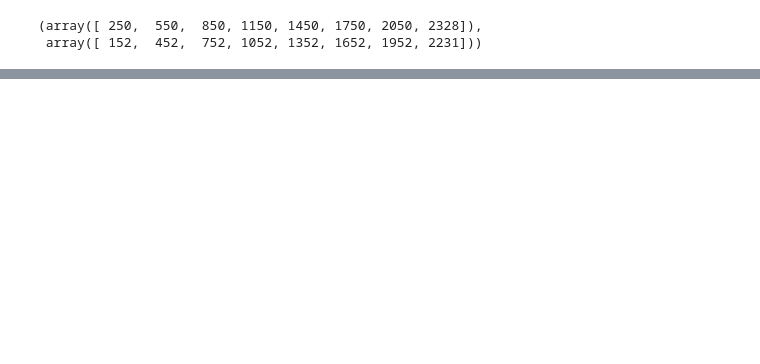
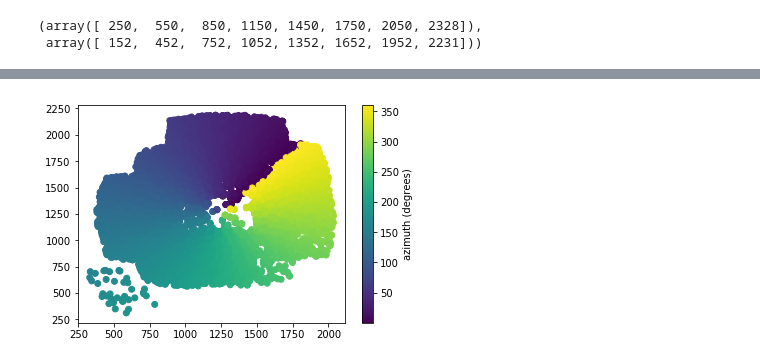
Before and after one commit to yoachim/fisheye_wcs, a Jupyter notebook: example/Chop_example.ipynb, the cells around one changed output, grey strips where cells are left out. Cells and saved outputs as stored; diff of their text form; code cells hidden in the pictures; blank space fills up the shorter version.

```diff
--- a/example/Chop_example.ipynb
+++ b/example/Chop_example.ipynb
@@ -108,0 +150,13 @@ plt.colorbar()
+# %%
+fun = wcs_zea_helper(points['x'], points['y'], alt, az, crpix1=1250, crpix2=1250)
+# %%
+# Let's manually construct a decent looking WCS
+x0 = np.array([1250,  1250,  0.07, 0.07, .76, -.64,  .64,   0.76 ])
+#fit_result = minimize(fun, x0)
+wcs_out = fun.return_wcs(x0)
+x_out, y_out = wcs_out.all_world2pix(az, alt, 0)
+plt.scatter(x_out, y_out, c=az)
+cb = plt.colorbar()
+cb.set_label('azimuth (degrees)')
+# %% [output]
+[figure, added]
```
Also changed, not shown: parts of 22 cells of this notebook, 1 other file.
